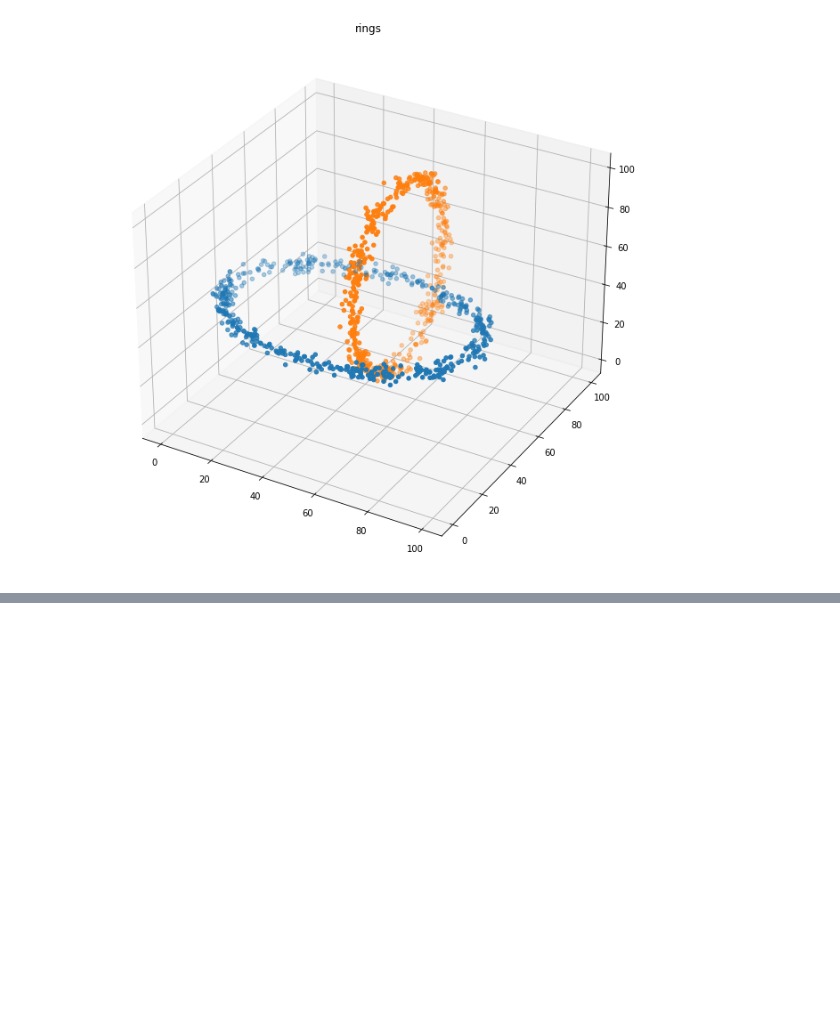
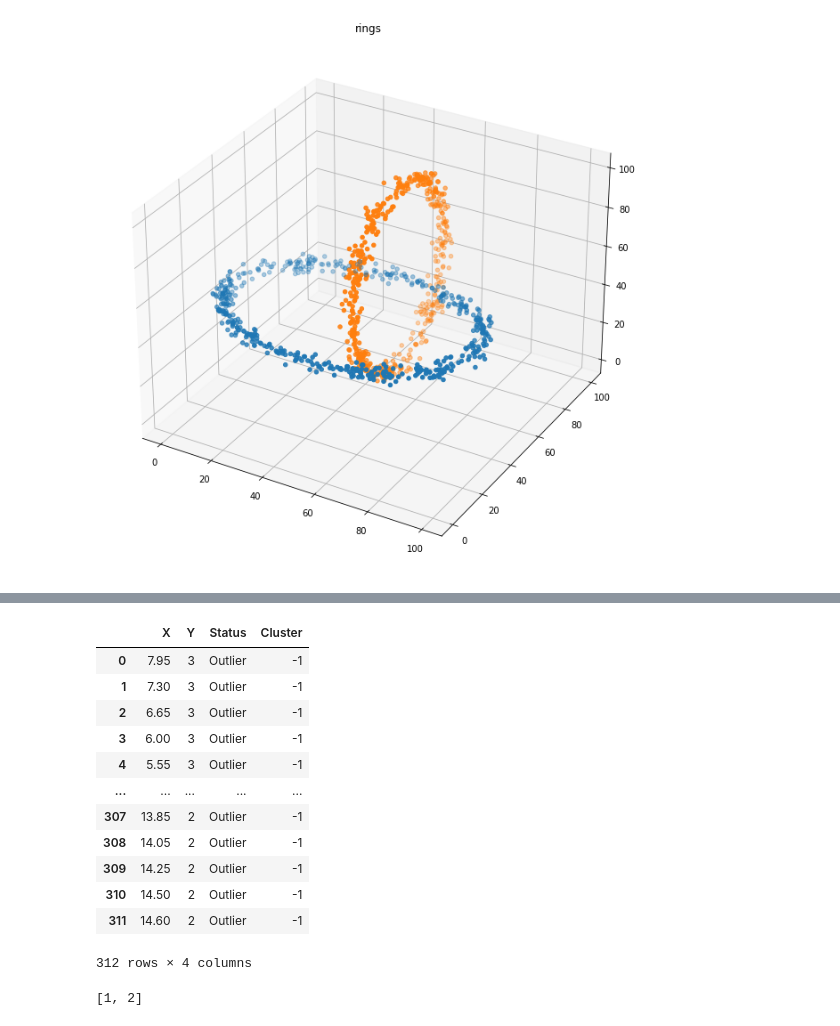
Before and after one commit to AUT-Student/ML-HW4, a Jupyter notebook: Code2/Code2.ipynb, the cells around one changed output, grey strips where cells are left out. Saved outputs shown, nothing was run; the diff lists cells and outputs as text; code cells hidden in the pictures; blank space fills up the shorter version.

```diff
--- a/Code2/Code2.ipynb
+++ b/Code2/Code2.ipynb
@@ -41,0 +106,2 @@ plt.show()
+# %%
+dataset = pd.read_csv("./data/spiral.txt", sep="\t", names=["Class", "X", "Y"])
@@ -41,0 +128,20 @@ plt.show()
+# %%
+dataset
+# %% [output]
+|  | X | Y | Status | Cluster |
+| 0 | 7.95 | 3 | Outlier | -1 |
+| 1 | 7.30 | 3 | Outlier | -1 |
+| 2 | 6.65 | 3 | Outlier | -1 |
+| 3 | 6.00 | 3 | Outlier | -1 |
+| 4 | 5.55 | 3 | Outlier | -1 |
+| ... | ... | ... | ... | ... |
+| 307 | 13.85 | 2 | Outlier | -1 |
+| 308 | 14.05 | 2 | Outlier | -1 |
+| 309 | 14.25 | 2 | Outlier | -1 |
+| 310 | 14.50 | 2 | Outlier | -1 |
+| 311 | 14.60 | 2 | Outlier | -1 |
+312 rows × 4 columns
+# %%
+list(set([1, 2, 3]) - set([3, 4]))
+# %% [output]
+[1, 2]
```
Also changed, not shown: parts of 5 cells of this notebook, 1 other file.
